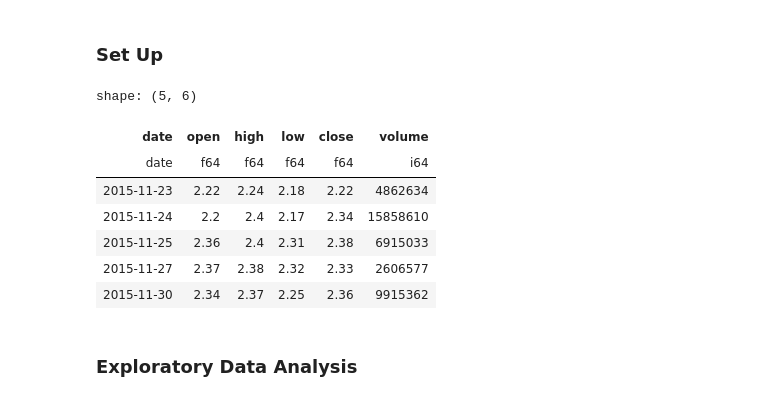
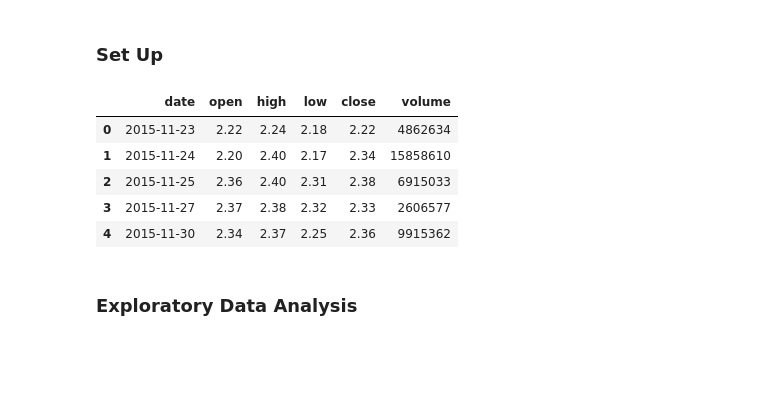
Before and after one commit to xavsant/quant-research, a Jupyter notebook: modelling_from_scratch.ipynb, the cells around one changed output. Cells and saved outputs as stored; diff of their text form; code cells hidden in the pictures; blank space fills up the shorter version.

```diff
--- a/modelling_from_scratch.ipynb
+++ b/modelling_from_scratch.ipynb
@@ -34,20 +34,17 @@ ticker = 'AMD'
 timestep = 1
 sharpe_annualisation_factor = np.sqrt(252/timestep) # to calculate SR later
 # %%
-ts = pl.read_csv(f"data/{ticker}_1d_ohlcv.csv")
-ts = ts.with_columns(
-    pl.col("date").str.to_date("%d/%m/%y")
-).sort('date')
+ts = pd.read_csv(f"data/{ticker}_1d_ohlcv.csv")
+ts['date'] = pd.to_datetime(ts['date'], format="%d/%m/%y")
+ts = ts.sort_values('date')
 ts.head()
 # %% [output]
-shape: (5, 6)
-| date | open | high | low | close | volume |
-| date | f64 | f64 | f64 | f64 | i64 |
-| 2015-11-23 | 2.22 | 2.24 | 2.18 | 2.22 | 4862634 |
-| 2015-11-24 | 2.2 | 2.4 | 2.17 | 2.34 | 15858610 |
-| 2015-11-25 | 2.36 | 2.4 | 2.31 | 2.38 | 6915033 |
-| 2015-11-27 | 2.37 | 2.38 | 2.32 | 2.33 | 2606577 |
-| 2015-11-30 | 2.34 | 2.37 | 2.25 | 2.36 | 9915362 |
+|  | date | open | high | low | close | volume |
+| 0 | 2015-11-23 | 2.22 | 2.24 | 2.18 | 2.22 | 4862634 |
+| 1 | 2015-11-24 | 2.20 | 2.40 | 2.17 | 2.34 | 15858610 |
+| 2 | 2015-11-25 | 2.36 | 2.40 | 2.31 | 2.38 | 6915033 |
+| 3 | 2015-11-27 | 2.37 | 2.38 | 2.32 | 2.33 | 2606577 |
+| 4 | 2015-11-30 | 2.34 | 2.37 | 2.25 | 2.36 | 9915362 |
 # %% [markdown]
 ### Exploratory Data Analysis
 # %%
```
Also changed, not shown: parts of 17 cells of this notebook.
